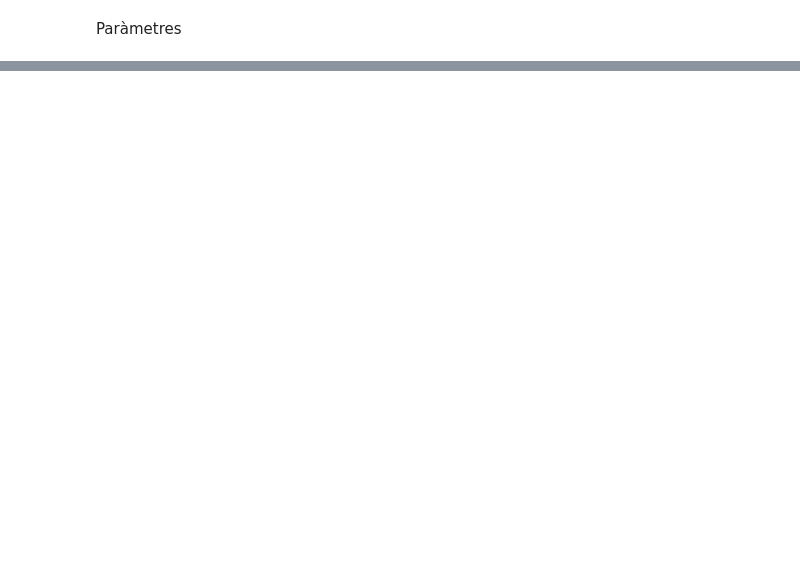
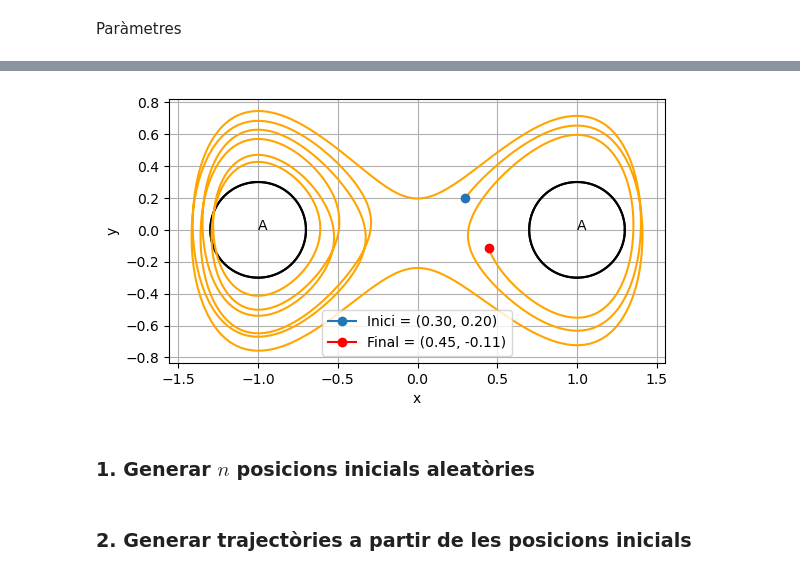
Before and after one commit to victor-lopz/spectral-clustering, a Jupyter notebook: edo_amb_soroll.ipynb, the cells around one changed output, grey strips where cells are left out. Saved outputs shown, nothing was run; the diff lists cells and outputs as text; code cells hidden in the pictures; blank space fills up the shorter version.

```diff
--- a/edo_amb_soroll.ipynb
+++ b/edo_amb_soroll.ipynb
@@ -89,3 +89,9 @@ def grafica_solucio(edo, t_span, t_valors, condicions_inicials, desa_pdf=False):
+# %%
+grafica_solucio(edo_duffing_soroll, t_span, t_valors, condicions_inicials=[[0.3, 0.2]])
+# %% [output]
+[figure, added]
+# %% [markdown]
+### 1. Generar $n$ posicions inicials aleatòries
 # %%
 x_min, x_max = (-2, 2)
 y_min, y_max = (-1.5, 1.5)
@@ -91,0 +113,2 @@ y_min, y_max = (-1.5, 1.5)
+# %% [markdown]
+### 2. Generar trajectòries a partir de les posicions inicials
```
Also changed, not shown: parts of 17 cells of this notebook.
